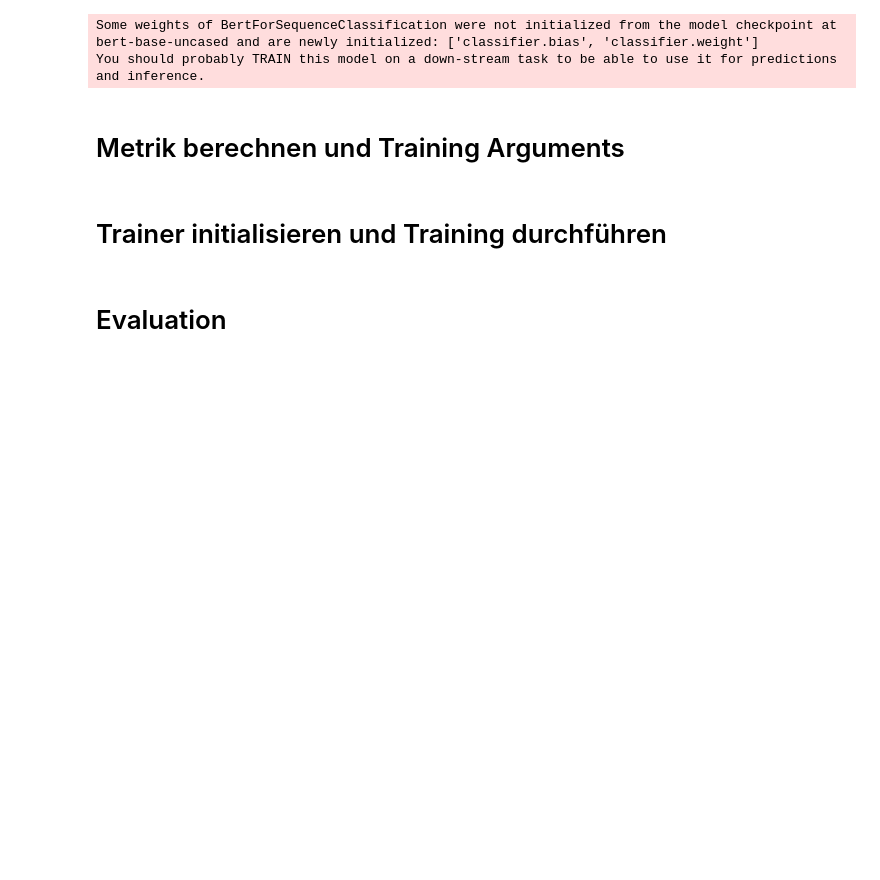
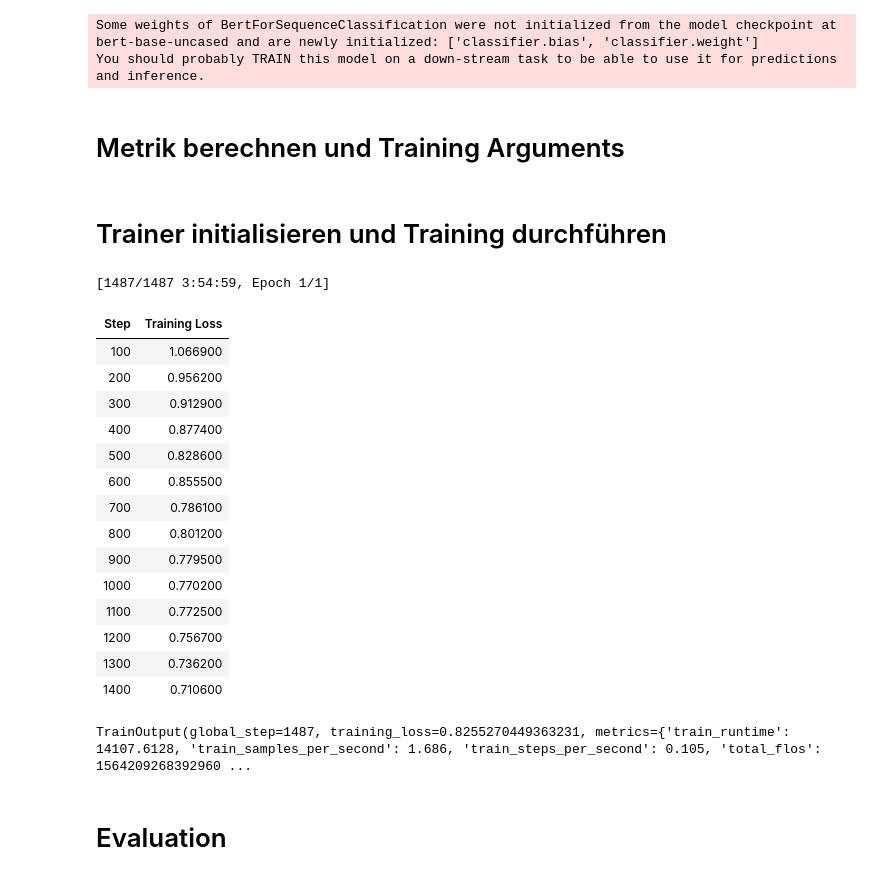
Before and after one commit to YOMILEONEL/Twitter-Sentiment-Analysis.-Vergleich-von-TF-IDF-LinearSVC-und-Bert, a Jupyter notebook: Projekt.ipynb, the cells around one changed output. Cells and saved outputs as stored; diff of their text form; code cells hidden in the pictures; blank space fills up the shorter version.

Commit message:
Bert Model

```diff
--- a/Projekt.ipynb
+++ b/Projekt.ipynb
@@ -469,10 +469,23 @@ Label: 0
 # %% [markdown]
 # Modell initialisieren
 # %%
-# Modell initialisieren
+# ========== Imports ==========
+from transformers import (
+    AutoTokenizer,
+    BertForSequenceClassification,
+    DataCollatorWithPadding,
+    Trainer,
+    TrainingArguments
+)
+from sklearn.metrics import precision_recall_fscore_support, accuracy_score
+
+# ========== Modell + Tokenizer ==========
+MODEL_NAME = "bert-base-uncased"   # oder "distilbert-base-multilingual-cased"
+tokenizer = AutoTokenizer.from_pretrained(MODEL_NAME)
+
 model = BertForSequenceClassification.from_pretrained(
-    'bert-base-uncased',
-    num_labels=3,  # Jetzt haben wir 3 Klassen: 0, 1, 2
+    MODEL_NAME,
+    num_labels=3,                # drei Klassen
     output_attentions=False,
     output_hidden_states=False
 )
@@ -482,39 +506,60 @@ You should probably TRAIN this model on a down-stream task to be able to use it
 # %% [markdown]
 #  Metrik berechnen und Training Arguments
 # %%
-# Metriken berechnen
+data_collator = DataCollatorWithPadding(tokenizer=tokenizer)
+
+# ========== Metriken ==========
 def compute_metrics(pred):
     labels = pred.label_ids
     preds = pred.predictions.argmax(-1)
-    precision, recall, f1, _ = precision_recall_fscore_support(labels, preds, average='weighted')
+    precision, recall, f1, _ = precision_recall_fscore_support(labels, preds, average="weighted")
     acc = accuracy_score(labels, preds)
-    return {'accuracy': acc, 'f1': f1, 'precision': precision, 'recall': recall}
+    return {"accuracy": acc, "f1": f1, "precision": precision, "recall": recall}
 
-
+# ========== Training Arguments ==========
 training_args = TrainingArguments(
-    output_dir='./results',
-    num_train_epochs=3,
+    output_dir="./results",
+    num_train_epochs=1,                  # 1 Epoche
     per_device_train_batch_size=16,
-    per_device_eval_batch_size=16,
-    warmup_steps=500,
+    per_device_eval_batch_size=32,
+    learning_rate=2e-5,                  # LR = 2e-5
     weight_decay=0.01,
-    logging_dir='./logs',
-    logging_steps=10
+    logging_dir="./logs",
+    logging_steps=100
 )
 # %% [markdown]
 # Trainer initialisieren und Training durchführen
 # %%
 # Trainer initialisieren
 trainer = Trainer(
     model=model,
     args=training_args,
     train_dataset=train_dataset,
-    eval_dataset=test_dataset,
+    eval_dataset=test_dataset,       # oder val_dataset
+    data_collator=data_collator,
     compute_metrics=compute_metrics
 )
 
 # Training durchführen
 trainer.train()
+# %% [output]
+[1487/1487 3:54:59, Epoch 1/1]
+| Step | Training Loss |
+| 100 | 1.066900 |
+| 200 | 0.956200 |
+| 300 | 0.912900 |
+| 400 | 0.877400 |
+| 500 | 0.828600 |
+| 600 | 0.855500 |
+| 700 | 0.786100 |
+| 800 | 0.801200 |
+| 900 | 0.779500 |
+| 1000 | 0.770200 |
+| 1100 | 0.772500 |
+| 1200 | 0.756700 |
+| 1300 | 0.736200 |
+| 1400 | 0.710600 |
+TrainOutput(global_step=1487, training_loss=0.8255270449363231, metrics={'train_runtime': 14107.6128, 'train_samples_per_second': 1.686, 'train_steps_per_second': 0.105, 'total_flos': 1564209268392960 ...
 # %% [markdown]
 # Evaluation
 # %%
```
Also changed, not shown: parts of 11 cells of this notebook.
